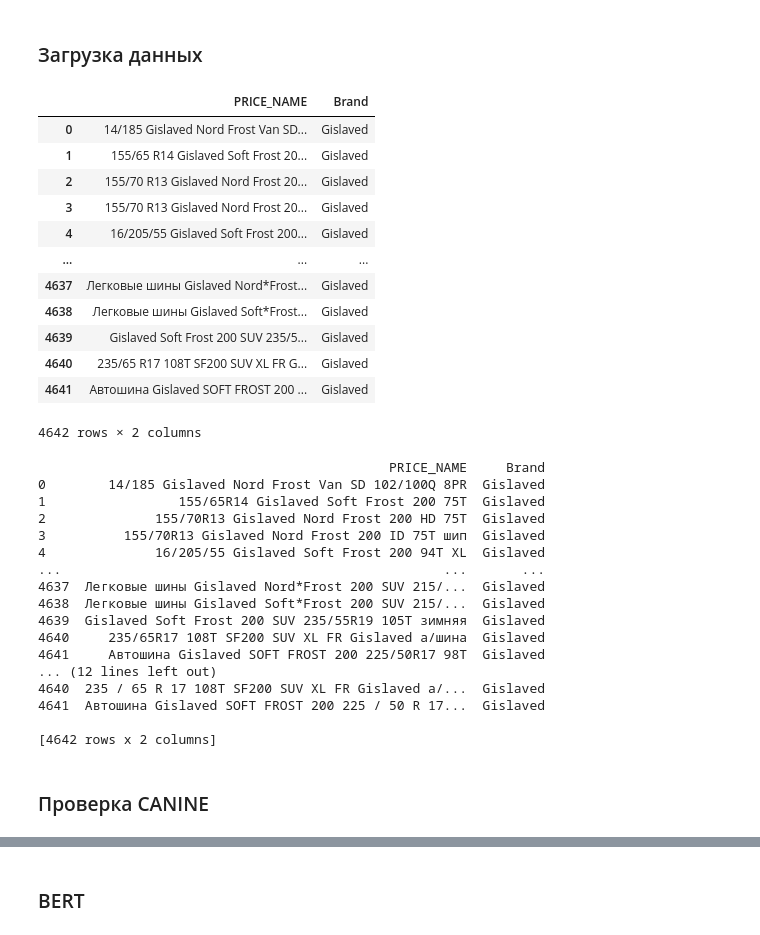
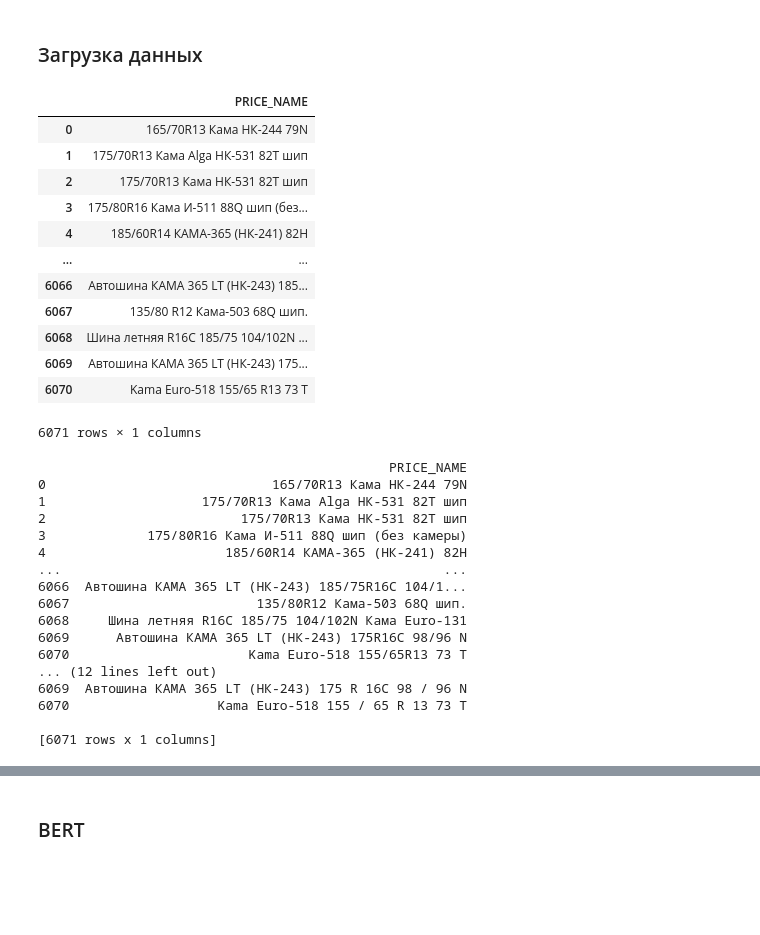
Before and after one commit to IgorSondors/BERT_NER, a Jupyter notebook: inference/inference.ipynb, the cells around one changed output, grey strips where cells are left out. Saved outputs shown, nothing was run; the diff lists cells and outputs as text; code cells hidden in the pictures; blank space fills up the shorter version.

```diff
--- a/inference/inference.ipynb
+++ b/inference/inference.ipynb
@@ -91,27 +91,31 @@ Using unk_token, but it is not set yet.
 # %% [markdown]
 ### Загрузка данных
 # %%
-pth = "/home/sondors/Documents/price/BERT_NER/csv_to_label/Gislaved.xlsx"
+# pth = "/home/sondors/Documents/price/BERT_NER/csv_to_label/Gislaved.xlsx"
+# pth = "/home/sondors/Documents/price/BERT_NER/csv_to_label/Nordman.xlsx"
+# pth = "/home/sondors/Documents/price/BERT_NER/csv_to_label/Pirelli.xlsx"
+# pth = "/home/sondors/Documents/price/BERT_NER/csv_to_label/Yokohama.xlsx"
+pth = "/home/sondors/Documents/price/BERT_NER/csv_to_label/Кама.xlsx"
 df_original = pd.read_excel(pth, dtype=str)
 df = pd.DataFrame()
 df['PRICE_NAME'] = df_original['PRICE_NAME']
-df['Brand'] = df_original['Brand']
+# df['Brand'] = df_original['Brand']
 
 df
 # %% [output]
-|  | PRICE_NAME | Brand |
-| 0 | 14/185 Gislaved Nord Frost Van SD... | Gislaved |
-| 1 | 155/65 R14 Gislaved Soft Frost 20... | Gislaved |
-| 2 | 155/70 R13 Gislaved Nord Frost 20... | Gislaved |
-| 3 | 155/70 R13 Gislaved Nord Frost 20... | Gislaved |
-| 4 | 16/205/55 Gislaved Soft Frost 200... | Gislaved |
-| ... | ... | ... |
-| 4637 | Легковые шины Gislaved Nord*Frost... | Gislaved |
-| 4638 | Легковые шины Gislaved Soft*Frost... | Gislaved |
-| 4639 | Gislaved Soft Frost 200 SUV 235/5... | Gislaved |
-| 4640 | 235/65 R17 108T SF200 SUV XL FR G... | Gislaved |
-| 4641 | Автошина Gislaved SOFT FROST 200 ... | Gislaved |
+|  | PRICE_NAME |
+| 0 | 165/70R13 Кама НК-244 79N |
+| 1 | 175/70R13 Кама Alga НК-531 82T шип |
+| 2 | 175/70R13 Кама НК-531 82T шип |
+| 3 | 175/80R16 Кама И-511 88Q шип (без... |
+| 4 | 185/60R14 КАМА-365 (НК-241) 82H |
+| ... | ... |
+| 6066 | Автошина КАМА 365 LT (НК-243) 185... |
+| 6067 | 135/80 R12 Кама-503 68Q шип. |
+| 6068 | Шина летняя R16C 185/75 104/102N ... |
+| 6069 | Автошина КАМА 365 LT (НК-243) 175... |
+| 6070 | Kama Euro-518 155/65 R13 73 T |
-4642 rows × 2 columns
+6071 rows × 1 columns
 # %%
 def process_text(input_text):
     # Добавляем пробелы к букве "R", если она идет слитно с цифрой
@@ -177,22 +181,20 @@ df_BERT['PRICE_NAME'] = df_BERT['PRICE_NAME'].apply(process_text)
 print(df_CANINE)
 print(df_BERT)
 # %% [output]
-                                             PRICE_NAME     Brand
-0        14/185 Gislaved Nord Frost Van SD 102/100Q 8PR  Gislaved
-1                 155/65R14 Gislaved Soft Frost 200 75T  Gislaved
-2              155/70R13 Gislaved Nord Frost 200 HD 75T  Gislaved
-3          155/70R13 Gislaved Nord Frost 200 ID 75T шип  Gislaved
-4              16/205/55 Gislaved Soft Frost 200 94T XL  Gislaved
-...                                                 ...       ...
-4637  Легковые шины Gislaved Nord*Frost 200 SUV 215/...  Gislaved
-4638  Легковые шины Gislaved Soft*Frost 200 SUV 215/...  Gislaved
-4639  Gislaved Soft Frost 200 SUV 235/55R19 105T зимняя  Gislaved
-4640     235/65R17 108T SF200 SUV XL FR Gislaved а/шина  Gislaved
-4641     Автошина Gislaved SOFT FROST 200 225/50R17 98T  Gislaved
+                                             PRICE_NAME
+0                             165/70R13 Кама НК-244 79N
+1                    175/70R13 Кама Alga НК-531 82T шип
+2                         175/70R13 Кама НК-531 82T шип
+3             175/80R16 Кама И-511 88Q шип (без камеры)
+4                       185/60R14 КАМА-365 (НК-241) 82H
+...                                                 ...
+6066  Автошина КАМА 365 LT (НК-243) 185/75R16С 104/1...
+6067                        135/80R12 Кама-503 68Q шип.
+6068     Шина летняя R16C 185/75 104/102N Кама Euro-131
+6069      Автошина КАМА 365 LT (НК-243) 175R16С 98/96 N
+6070                       Kama Euro-518 155/65R13 73 T
 ... (12 lines left out)
-4640  235 / 65 R 17 108T SF200 SUV XL FR Gislaved а/...  Gislaved
-4641  Автошина Gislaved SOFT FROST 200 225 / 50 R 17...  Gislaved
+6069  Автошина КАМА 365 LT (НК-243) 175 R 16С 98 / 96 N
+6070                   Kama Euro-518 155 / 65 R 13 73 T
 
-[4642 rows x 2 columns]
+[6071 rows x 1 columns]
-# %% [markdown]
-### Проверка CANINE
```
Also changed, not shown: parts of 6 cells of this notebook.
